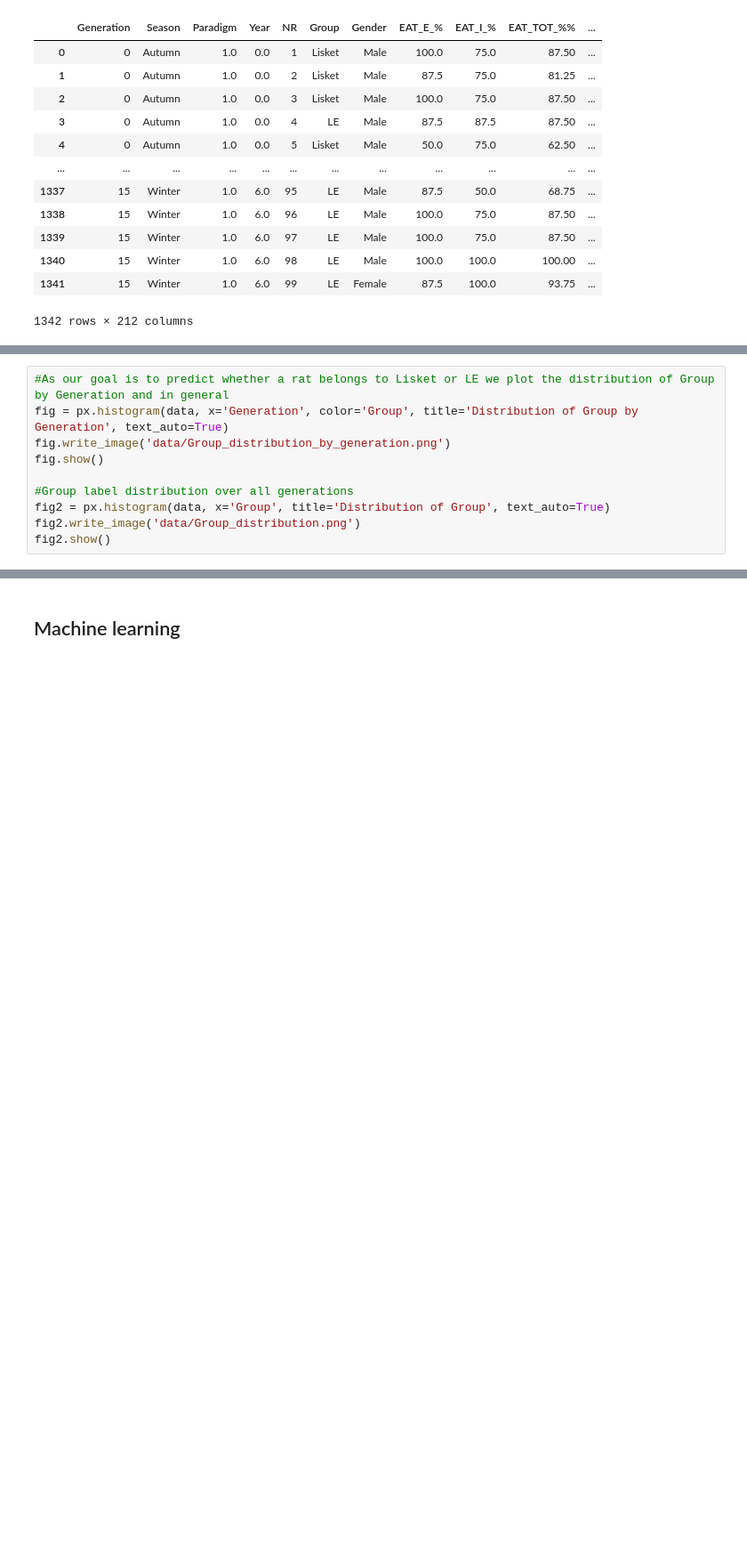
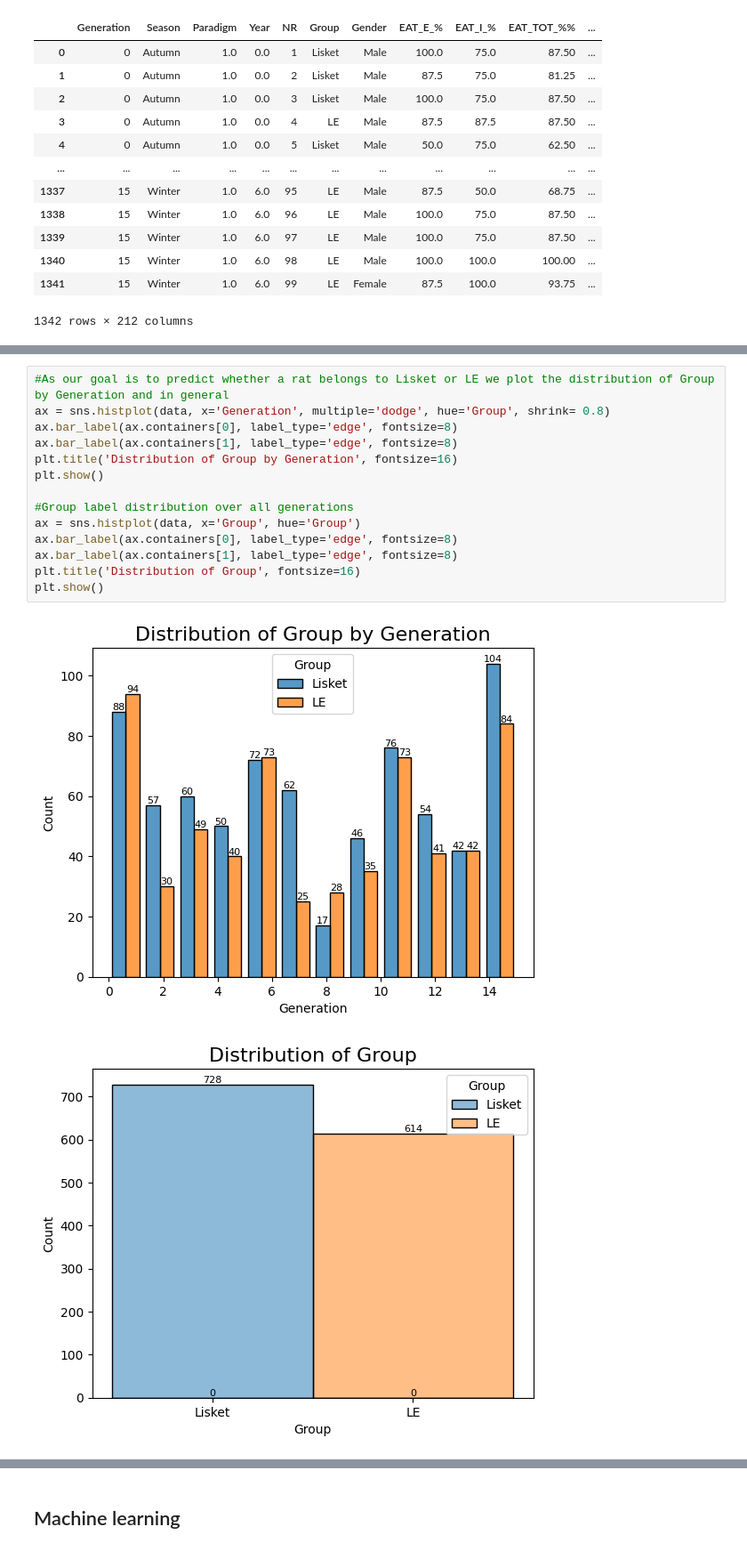
Before and after one commit to korosig/Patkanyok, a Jupyter notebook: stats.ipynb, the cells around one changed output, grey strips where cells are left out. Shown at 89% size. Saved outputs shown, nothing was run; the diff lists cells and outputs as text; blank space fills up the shorter version.

```diff
--- a/stats.ipynb
+++ b/stats.ipynb
@@ -89,10 +97,17 @@ plot_violin_gen(data, 'EAT_E_%', 4)
 # %%
 #As our goal is to predict whether a rat belongs to Lisket or LE we plot the distribution of Group by Generation and in general
-fig = px.histogram(data, x='Generation', color='Group', title='Distribution of Group by Generation', text_auto=True)
-fig.write_image('data/Group_distribution_by_generation.png')
-fig.show()
+ax = sns.histplot(data, x='Generation', multiple='dodge', hue='Group', shrink= 0.8)
+ax.bar_label(ax.containers[0], label_type='edge', fontsize=8)
+ax.bar_label(ax.containers[1], label_type='edge', fontsize=8)
+plt.title('Distribution of Group by Generation', fontsize=16)
+plt.show()
 
 #Group label distribution over all generations
-fig2 = px.histogram(data, x='Group', title='Distribution of Group', text_auto=True)
-fig2.write_image('data/Group_distribution.png')
-fig2.show()
+ax = sns.histplot(data, x='Group', hue='Group')
+ax.bar_label(ax.containers[0], label_type='edge', fontsize=8)
+ax.bar_label(ax.containers[1], label_type='edge', fontsize=8)
+plt.title('Distribution of Group', fontsize=16)
+plt.show()
+# %% [output]
+[figure, added]
+[figure, added]
```
Also changed, not shown: parts of 8 cells of this notebook, 7 other files.
